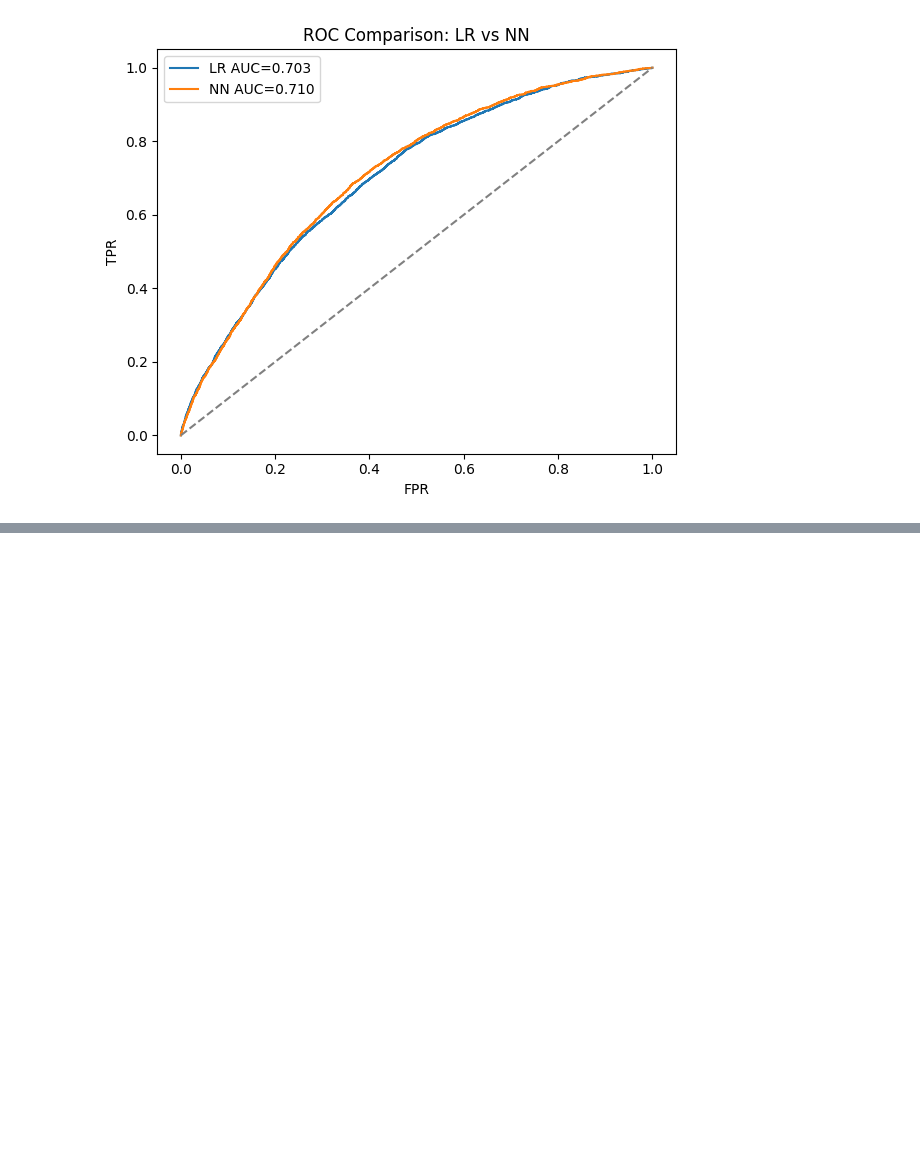
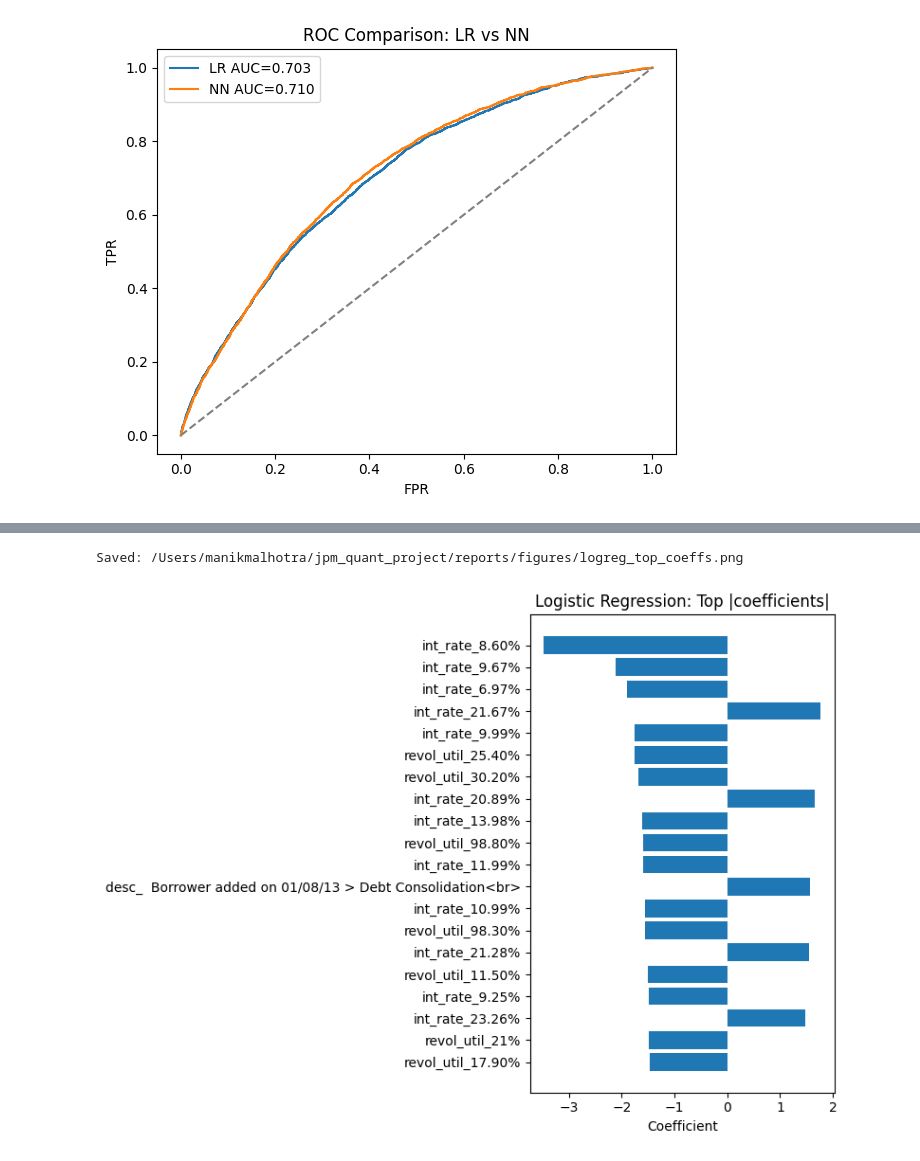
Before and after one commit to manik997/exercise, a Jupyter notebook: notebooks/02_Modeling_Inference.ipynb, the cells around one changed output, grey strips where cells are left out. Drawn from its saved outputs; the diff is of its cells as text; code cells hidden in the pictures; blank space fills up the shorter version.

```diff
--- a/notebooks/02_Modeling_Inference.ipynb
+++ b/notebooks/02_Modeling_Inference.ipynb
@@ -279,0 +363,31 @@ Saved: /Users/manikmalhotra/jpm_quant_project/reports/figures/roc_comparison_lr_
+# %%
+
+# Extract LR coefficients for top features (by absolute value)
+import numpy as np
+from sklearn.linear_model import LogisticRegression
+
+# Fit a copy on the whole training split so we can map feature names
+clf_fit = clf.named_steps["lr"]
+pre_fit = clf.named_steps["pre"]
+
+# Get feature names from preprocessing
+oh = pre_fit.named_transformers_['cat'].named_steps['oh']
+cat_features = oh.get_feature_names_out(cat_cols) if hasattr(oh, "get_feature_names_out") else oh.get_feature_names(cat_cols)
+num_features = np.array(num_cols)
+feat_names = np.concatenate([num_features, cat_features])
+
+coefs = clf_fit.coef_.ravel()
+topk = 20
+idx = np.argsort(np.abs(coefs))[::-1][:topk]
+top_feats = feat_names[idx]; top_vals = coefs[idx]
+
+fig, ax = plt.subplots(figsize=(8,6))
+ax.barh(range(topk), top_vals[::-1])
+ax.set_yticks(range(topk))
+ax.set_yticklabels(top_feats[::-1])
+ax.set_title("Logistic Regression: Top |coefficients|")
+ax.set_xlabel("Coefficient")
+plt.tight_layout(); savefig(fig, "logreg_top_coeffs")
+# %% [output]
+Saved: /Users/manikmalhotra/jpm_quant_project/reports/figures/logreg_top_coeffs.png
+[figure, added]
```
Also changed, not shown: parts of 5 cells of this notebook.
